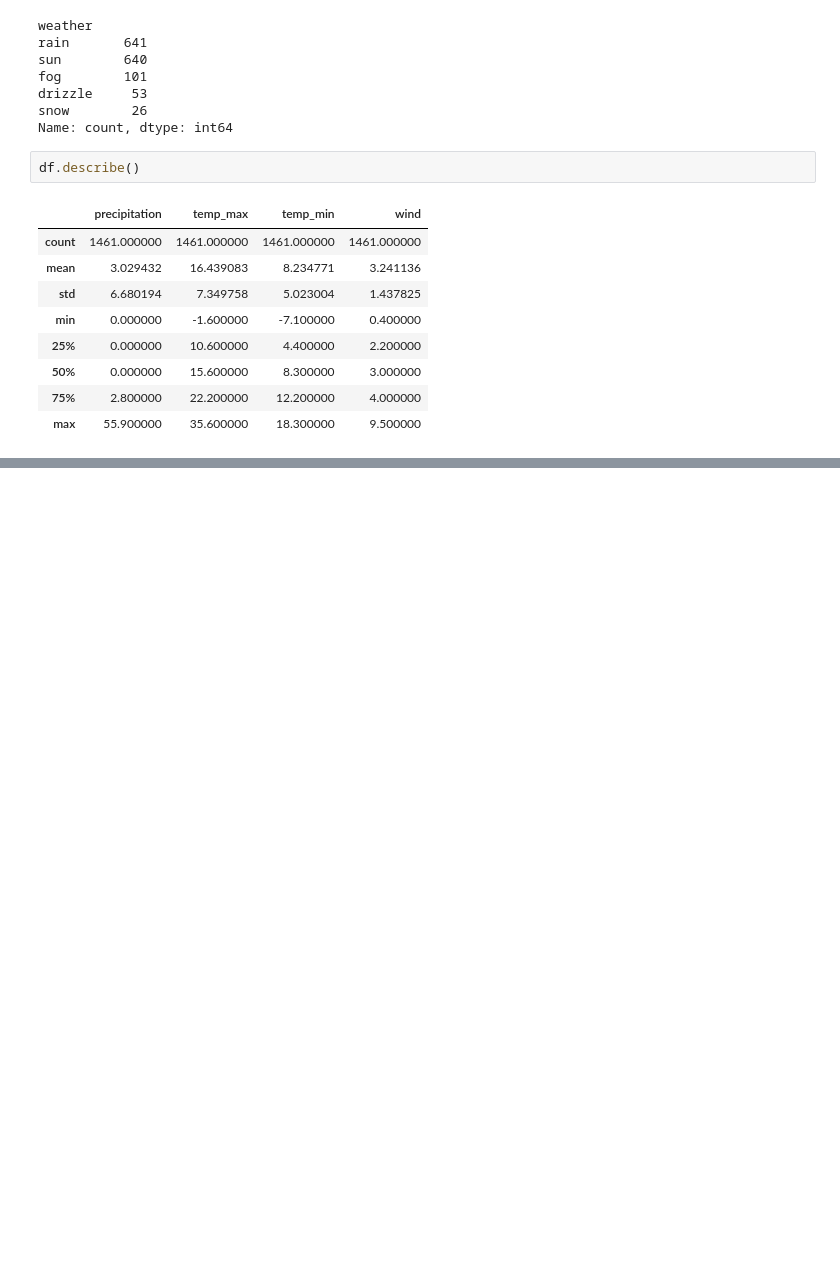
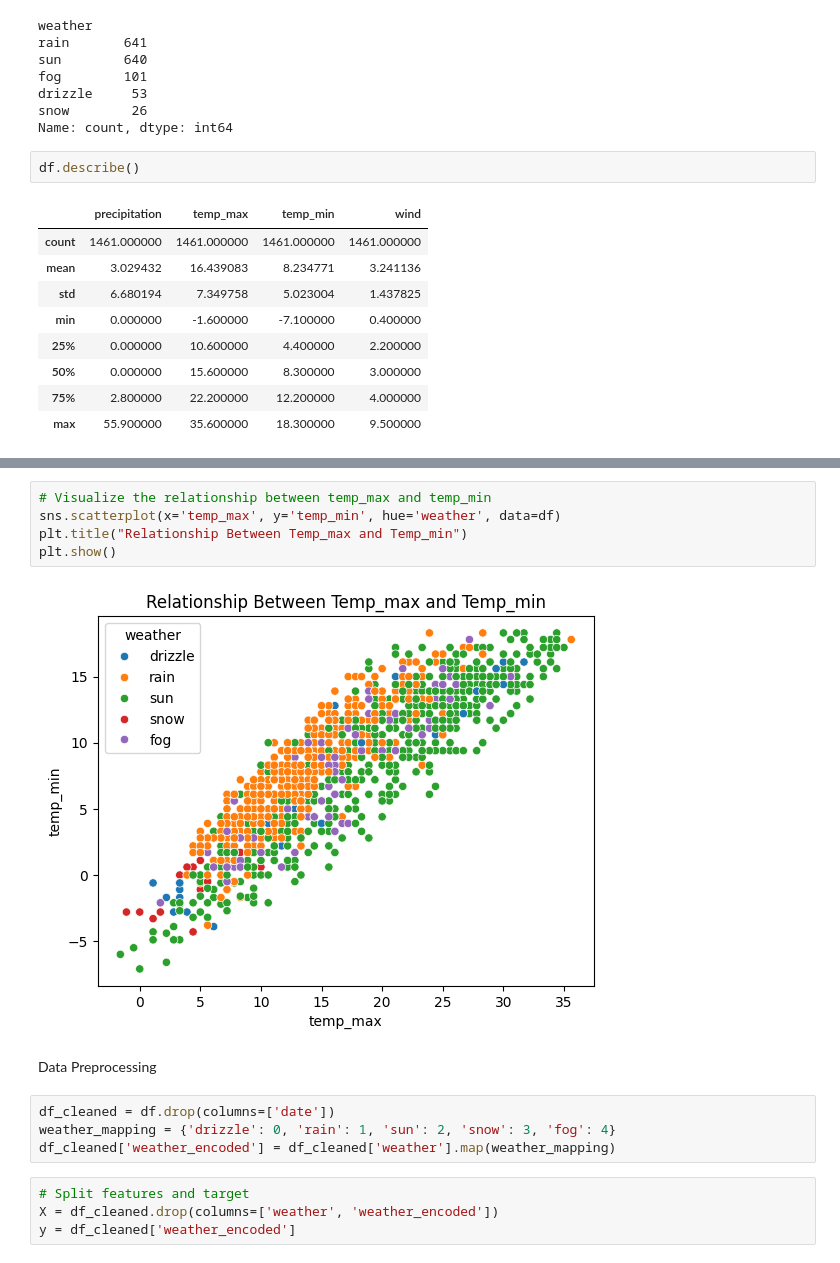
Before and after one commit to csm34/Seattle-Weather-ML-Algorithms, a Jupyter notebook: wheather.ipynb, the cells around one changed output, grey strips where cells are left out. Drawn from its saved outputs; the diff is of its cells as text; blank space fills up the shorter version.

```diff
--- a/wheather.ipynb
+++ b/wheather.ipynb
@@ -281,0 +77,17 @@ plt.show()
+# %%
+# Visualize the relationship between temp_max and temp_min
+sns.scatterplot(x='temp_max', y='temp_min', hue='weather', data=df)
+plt.title("Relationship Between Temp_max and Temp_min")
+plt.show()
+# %% [output]
+[figure, added]
+# %% [markdown]
+Data Preprocessing
+# %%
+df_cleaned = df.drop(columns=['date'])
+weather_mapping = {'drizzle': 0, 'rain': 1, 'sun': 2, 'snow': 3, 'fog': 4}
+df_cleaned['weather_encoded'] = df_cleaned['weather'].map(weather_mapping)
+# %%
+# Split features and target
+X = df_cleaned.drop(columns=['weather', 'weather_encoded'])
+y = df_cleaned['weather_encoded']
```
Also changed, not shown: parts of 64 cells of this notebook.
